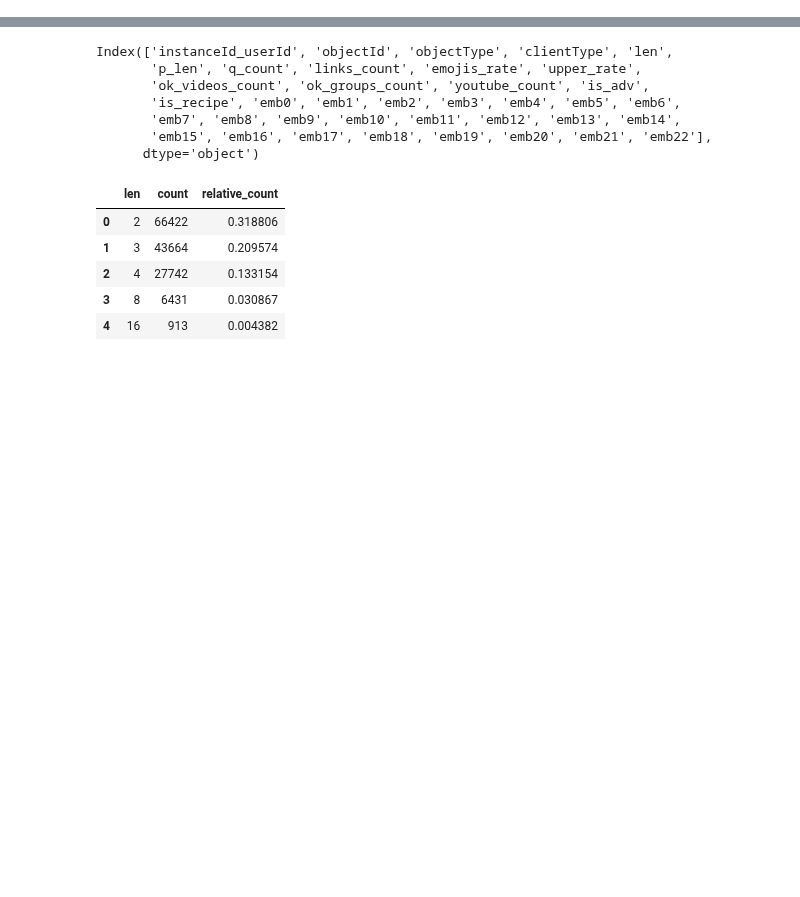
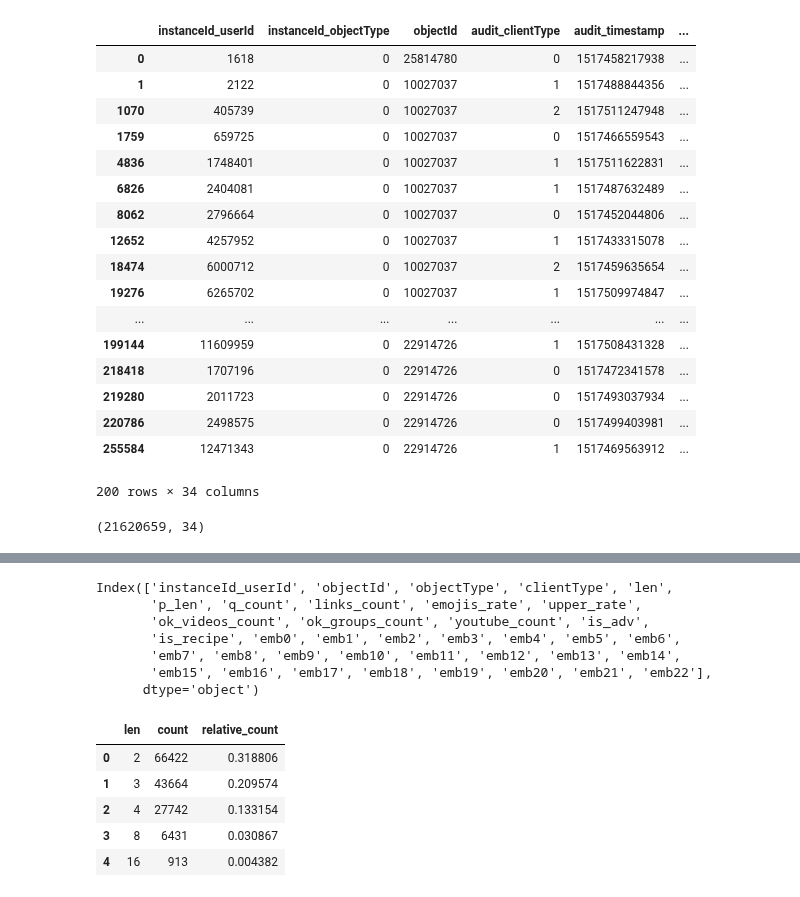
Before and after one commit to tyamgin/mlbootcamp, a Jupyter notebook: championship19/Untitled1.ipynb, the cells around one changed output, grey strips where cells are left out. Cells and saved outputs as stored; diff of their text form; code cells hidden in the pictures; blank space fills up the shorter version.

```diff
--- a/championship19/Untitled1.ipynb
+++ b/championship19/Untitled1.ipynb
@@ -9,2 +9,3 @@ You can install the OpenMP library by the following command: ``brew install libo
 # %%
-train_texts_features = pd.read_pickle(output_path + '/train_text_features3')
+train_texts_features = pd.read_pickle(output_path + '/train_text_features5')
+test_texts_features = pd.read_pickle(output_path + '/test_text_features5')
@@ -229,0 +276,21 @@ test_data = test_data.join(test_texts_features.set_index('objectId'), how='inner
+# %%
+train_data.head(200)
+# %% [output]
+|  | instanceId_userId | instanceId_objectType | objectId | audit_clientType | audit_timestamp | ... |
+| 0 | 1618 | 0 | 25814780 | 0 | 1517458217938 | ... |
+| 1 | 2122 | 0 | 10027037 | 1 | 1517488844356 | ... |
+| 1070 | 405739 | 0 | 10027037 | 2 | 1517511247948 | ... |
+| 1759 | 659725 | 0 | 10027037 | 0 | 1517466559543 | ... |
+| 4836 | 1748401 | 0 | 10027037 | 1 | 1517511622831 | ... |
+| 6826 | 2404081 | 0 | 10027037 | 1 | 1517487632489 | ... |
+| 8062 | 2796664 | 0 | 10027037 | 0 | 1517452044806 | ... |
+| 12652 | 4257952 | 0 | 10027037 | 1 | 1517433315078 | ... |
+| 18474 | 6000712 | 0 | 10027037 | 2 | 1517459635654 | ... |
+| 19276 | 6265702 | 0 | 10027037 | 1 | 1517509974847 | ... |
+| ... | ... | ... | ... | ... | ... | ... |
+| 199144 | 11609959 | 0 | 22914726 | 1 | 1517508431328 | ... |
+| 218418 | 1707196 | 0 | 22914726 | 0 | 1517472341578 | ... |
+| 219280 | 2011723 | 0 | 22914726 | 0 | 1517493037934 | ... |
+| 220786 | 2498575 | 0 | 22914726 | 0 | 1517499403981 | ... |
+| 255584 | 12471343 | 0 | 22914726 | 1 | 1517469563912 | ... |
+200 rows × 34 columns
@@ -229,0 +302,4 @@ test_data = test_data.join(test_texts_features.set_index('objectId'), how='inner
+# %%
+train_data.shape
+# %% [output]
+(21620659, 34)
```
Also changed, not shown: parts of 37 cells of this notebook, 3 other files.
